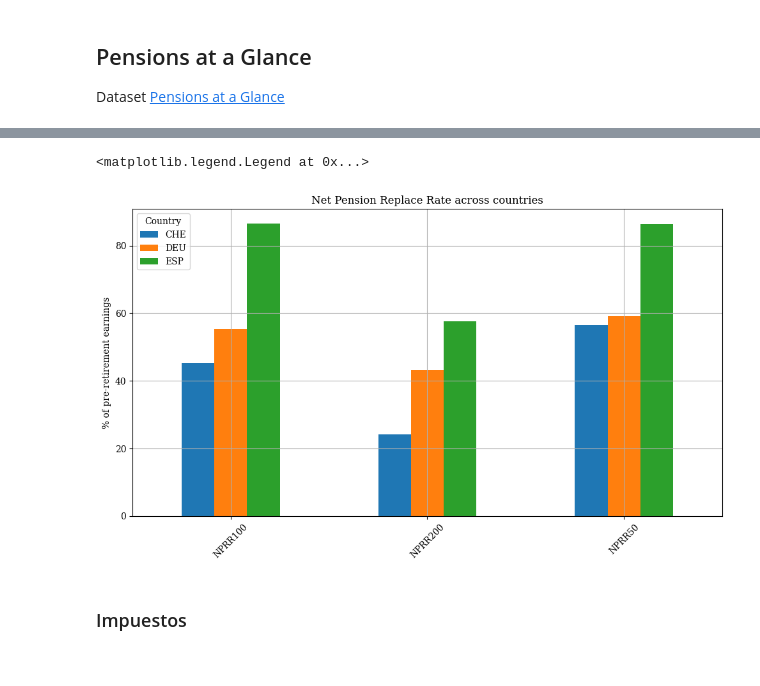
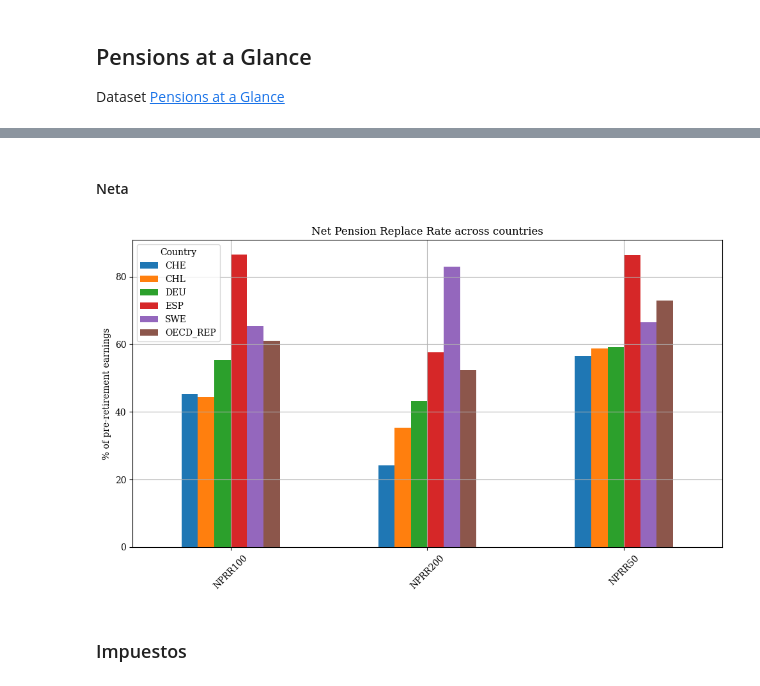
Before and after one commit to MiguelPuntoEs/hesperides-pensiones, a Jupyter notebook: pensiones.ipynb, the cells around one changed output, grey strips where cells are left out. Saved outputs shown, nothing was run; the diff lists cells and outputs as text; code cells hidden in the pictures.

```diff
--- a/pensiones.ipynb
+++ b/pensiones.ipynb
@@ -7,6 +7,7 @@ import matplotlib.pyplot as plt
 from pprint import pprint
 import pandas as pd
 from datawrapper import Datawrapper
+import re
 
 dw = Datawrapper()
 
@@ -43,8 +44,17 @@ country_map = {
     "DEU": "Alemania",
     "ESP": "España",
     "OECD_REP": "OCDE",
+    "OECD": "OCDE",
     "SWE": "Suecia"
 }
+
+base_countries = ['CHE', 'CHL', 'DEU', 'ESP', 'SWE']
+
+def bold(text: str) -> str:
+    return f'<b style="background:#FFCD00; padding:1px 4px;">{text}</b>'
+
+def style(text: str) -> str:
+    return re.sub(r"\*(.+?)\*", lambda m: bold(m.group(1)), text)
 
 def update_chart(chart_id: str, data: pd.DataFrame, chart_type: ChartType, title: str, intro: str, source: str):
     metadata = {
@@ -58,7 +68,7 @@ def update_chart(chart_id: str, data: pd.DataFrame, chart_type: ChartType, title
         # 'annotate': {'notes': 'Notas adicionales'},
     }
 
-    dw.update_chart(chart_id, data=data, title=title, chart_type=chart_type, metadata=metadata)
+    dw.update_chart(chart_id, data=data, title=style(title), chart_type=chart_type, metadata=metadata)
 # %% [markdown]
 ## Gasto en pensiones públicas
 
@@ -164,4 +162,7 @@ Dataset [Pensions at a Glance](https://data-explorer.oecd.org/vis?df[ds]=Dissemi
 # %%
 id = 'OECD.ELS.SPD,DSD_PAG@DF_PAG,/.A.....'
 
+selected_countries = base_countries + ['OECD_REP']
+source = 'OECD Pensions at a Glance'
+
 df = get_oecd_data(id)#[["OBS_VALUE", "REF_AREA", "SEX", "MEASURE"]]
@@ -213,18 +251,29 @@ update_chart('mRekz',
+# %% [markdown]
+#### Neta
 # %%
-df_avg = df.query('MEASURE in ["NPRR50", "NPRR100", "NPRR200"] & REF_AREA in ["CHE", "DEU", "ESP"] & OPTIONALITY=="M"').groupby(["REF_AREA", "MEASURE"], as_index=False)["OBS_VALUE"].mean()
-df_avg.pivot(index="MEASURE", columns="REF_AREA", values="OBS_VALUE").plot(
+df_avg = df.query('MEASURE in ["NPRR50", "NPRR100", "NPRR200"] & OPTIONALITY=="M"').groupby(["REF_AREA", "MEASURE"], as_index=False)["OBS_VALUE"].mean()
+plot_data = df_avg.pivot(index="MEASURE", columns="REF_AREA", values="OBS_VALUE")
+
+plot_data[selected_countries].plot(
     kind="bar",
     title="Net Pension Replace Rate across countries",
     figsize=(10,6),
     xlabel="",
     ylabel=r"% of pre-retirement earnings",
-)
+    rot=45
+).legend(title="Country")
 
-plt.xticks(rotation=45)
-plt.legend(title="Country")
+magnitude = 'Tasa de reemplazo neta, en porcentaje de los ingresos previos a la jubliación para diferentes porcentajes de salario medio'
+
+# Sección cruzada
+update_chart('TObDN',
+             plot_data[selected_countries].rename(index={'NPRR50': '50% S.M.', 'NPRR100': '100% S.M.', 'NPRR200': '200% S.M.'}, columns=country_map).reset_index(),
+             'd3-bars-grouped',
+             'Tasa de reemplazo *neta*',
+             magnitude,
+             source)
 # %% [output]
-<matplotlib.legend.Legend at 0x...>
-[figure, old version]
+[figure, new version]
 # %% [markdown]
 ### Impuestos
 # %%
```
Also changed, not shown: parts of 21 cells of this notebook, 1 other file.
